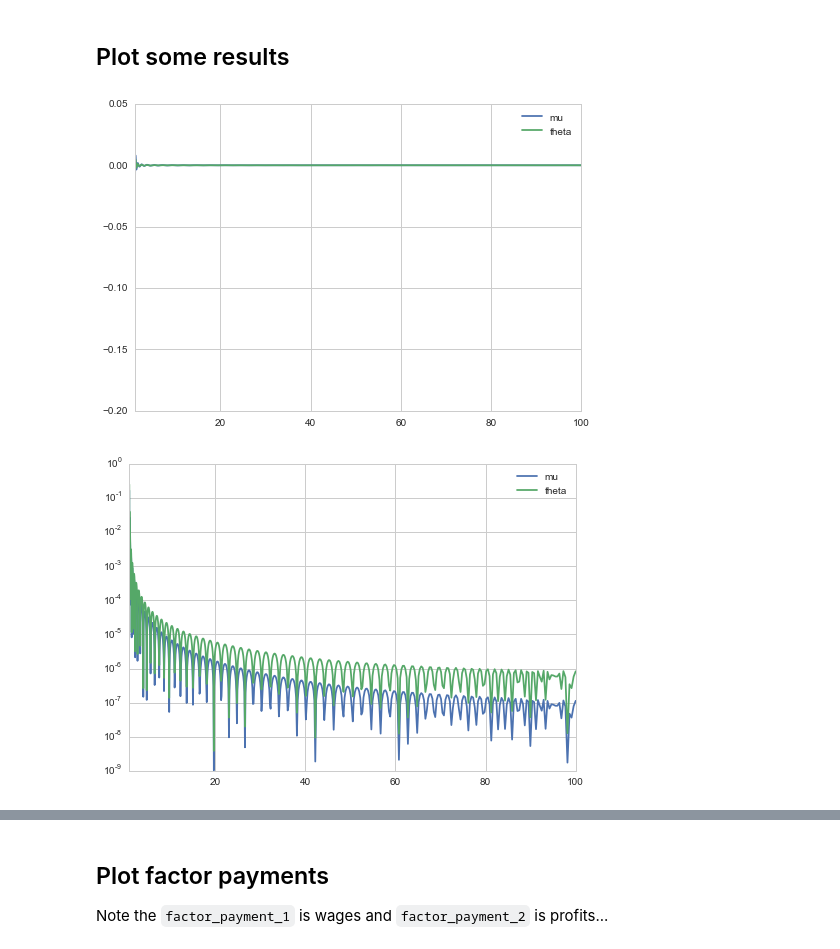
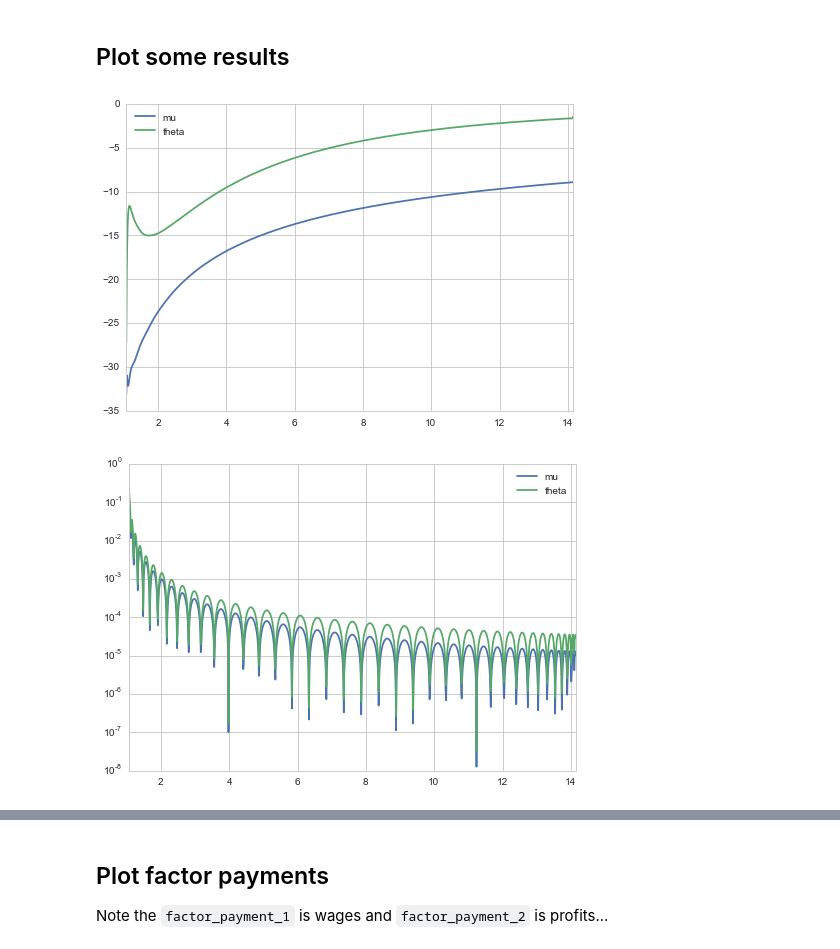
Before and after one commit to davidrpugh/assortative-matching, a Jupyter notebook: examples/positive-assortative-matching.ipynb, the cells around one changed output, grey strips where cells are left out. Cells and saved outputs as stored; diff of their text form; code cells hidden in the pictures.

```diff
--- a/examples/positive-assortative-matching.ipynb
+++ b/examples/positive-assortative-matching.ipynb
@@ -23,14 +23,15 @@ x, loc1, mu1, sigma1 = sym.var('x, loc1, mu1, sigma1')
 skill_cdf = 0.5 + 0.5 * sym.erf((sym.log(x - loc1) - mu1) / sym.sqrt(2 * sigma1**2))
 skill_params = {'loc1': 1e0, 'mu1': 0.0, 'sigma1': 1.0}
 
-# to avoid the discontinuity at the lower bound need to add eps
+# need to bracket the guess for alpha
 eps = 1e-3
-skill_bounds = [skill_params['loc1'] + eps, 1e2]
+skill_bounds = (skill_params['loc1'] + eps, 1e2)
 
 workers = pyam.Input(var=x,
                      cdf=skill_cdf,
                      params=skill_params,
                      bounds=skill_bounds,
+                     alpha=0.005,
                      measure=1.0
                      )
 
@@ -39,13 +40,14 @@ y, loc2, mu2, sigma2 = sym.var('y, loc2, mu2, sigma2')
 productivity_cdf = 0.5 + 0.5 * sym.erf((sym.log(y - loc2) - mu2) / sym.sqrt(2 * sigma2**2))
 productivity_params = {'loc2': 1e0, 'mu2': 0.0, 'sigma2': 1.0}
 
-# to avoid the discontinuity at the lower bound need to add eps
-productivity_bounds = [productivity_params['loc2'] + eps, 1e2]
+# need to bracket the guess for alpha
+productivity_bounds = (productivity_params['loc2'] + eps, 1e2)
 
 firms = pyam.Input(var=y,
                    cdf=productivity_cdf,
                    params=productivity_params,
                    bounds=productivity_bounds,
+                   alpha=0.005,
                    measure=1.0
                    )
 # %% [markdown]
@@ -132,16 +133,16 @@ True
 # %%
 viz = pyam.Visualizer(solver)
 # %%
-viz.interpolation_knots = np.logspace(1e-3, 2, 1000)
+viz.interpolation_knots = np.linspace(workers.lower, workers.upper, 1000)
 viz.residuals.plot()
 plt.show()
 # %% [output]
-[figure, old version]
+[figure, new version]
 # %%
 viz.normalized_residuals[['mu', 'theta']].plot(logy=True)
 plt.show()
 # %% [output]
-[figure, old version]
+[figure, new version]
 # %%
 viz.solution.head()
 # %% [output]
```
Also changed, not shown: parts of 18 cells of this notebook, 1 other file.
